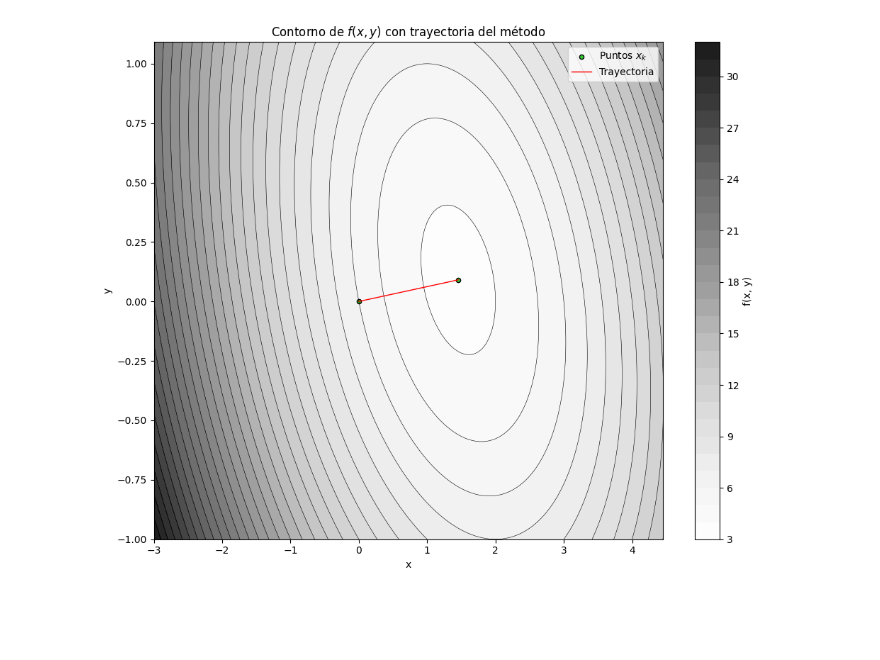
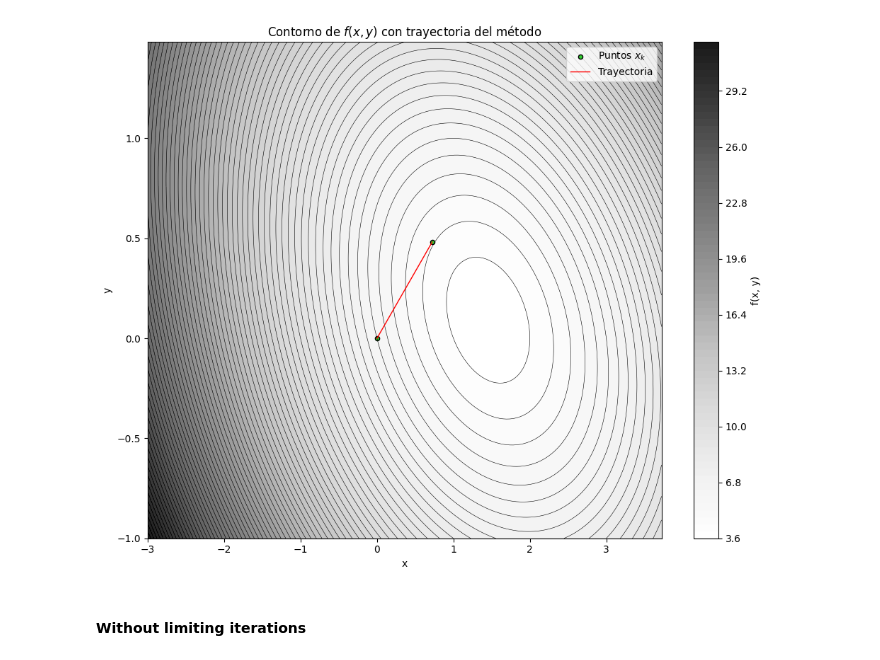
Before and after one commit to andresvelas/optimization-algorithms, a Jupyter notebook: examples/practice_2.ipynb, the cells around one changed output. Drawn from its saved outputs; the diff is of its cells as text; code cells hidden in the pictures; blank space fills up the shorter version.

```diff
--- a/examples/practice_2.ipynb
+++ b/examples/practice_2.ipynb
@@ -31,2 +13,22 @@ model.plot_contour_with_points_and_path(data,grid_size=150,levels=30)
+# %%
+from Multidimensional_Uns_Optimizer import MultidimensionalUnconstrainedOptimizerBase
+import numpy as np
+import sympy as sp
+def f(v):
+    return (v[0]**2)+3*(v[1]**2)+(v[0]-2)*(v[1]-3)
+def gradient(v):
+    x1, x2 = v
+    df_dx1 = 2*x1 + x2 - 3
+    df_dx2 = 6*x2 + x1 - 2
+    return np.array([df_dx1, df_dx2])
+
+def hessian(v):
+    return np.array([
+        [2, 1],
+        [1, 6]
+    ])
+
+model = MultidimensionalUnconstrainedOptimizerBase(function=f,
+        init_value=[0,0],epsilon=1e-5,hessian=hessian,gradient=gradient)
 # %%
 model.plot_function_3d()
@@ -38,0 +52,5 @@ Stopped after 1 iterations. Final approximation: x = [1.45454497 0.09091022]
+# %%
+x_k_1, k, data = model.steepest_descent(N=2)
+grad_final = model.gradient_approx(x_k_1)
+
+print(f"Gradient at the final approximation (iteration {k}): {grad_final}")
@@ -39,4 +67,6 @@ Stopped after 1 iterations. Final approximation: x = [1.45454497 0.09091022]
 # %%
-model.plot_contour_with_points_and_path(data,grid_size=150,levels=30)
+model.plot_contour_with_points_and_path(data)
 # %% [output]
-[figure, old version]
+[figure, new version]
+# %% [markdown]
+#### Without limiting iterations
```
Also changed, not shown: parts of 24 cells of this notebook, 5 other files.
